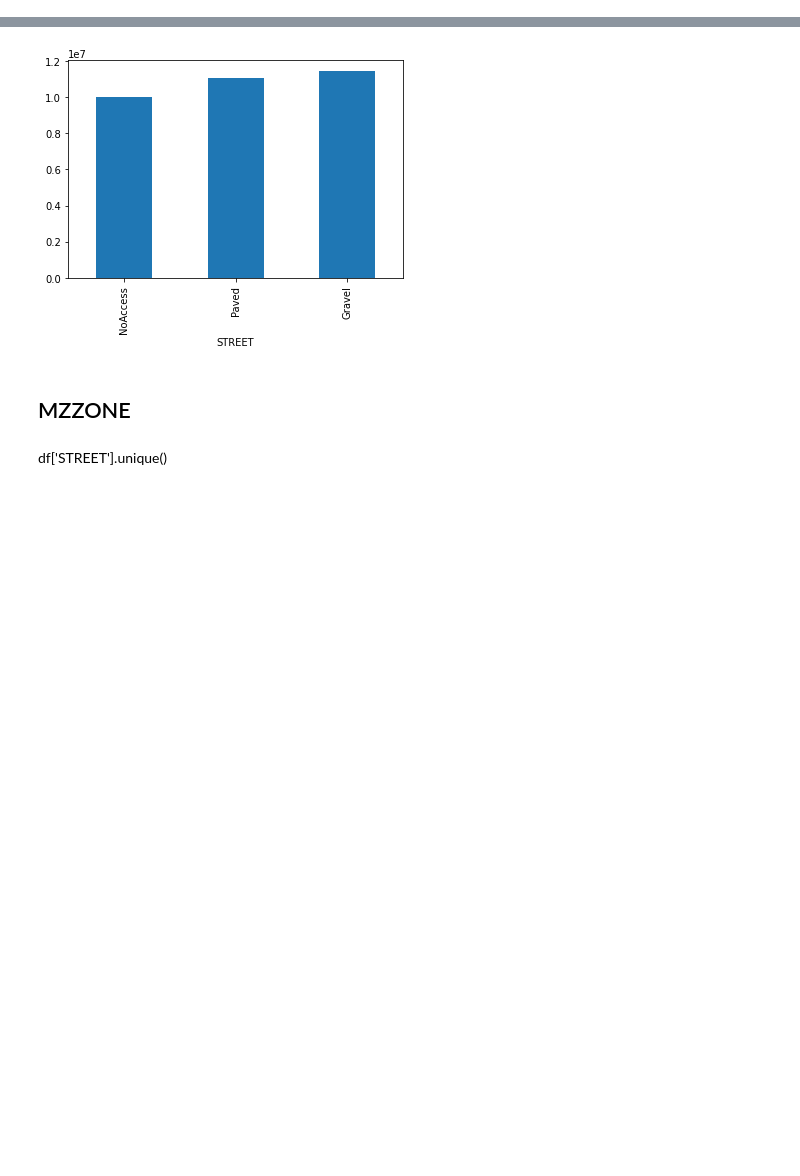
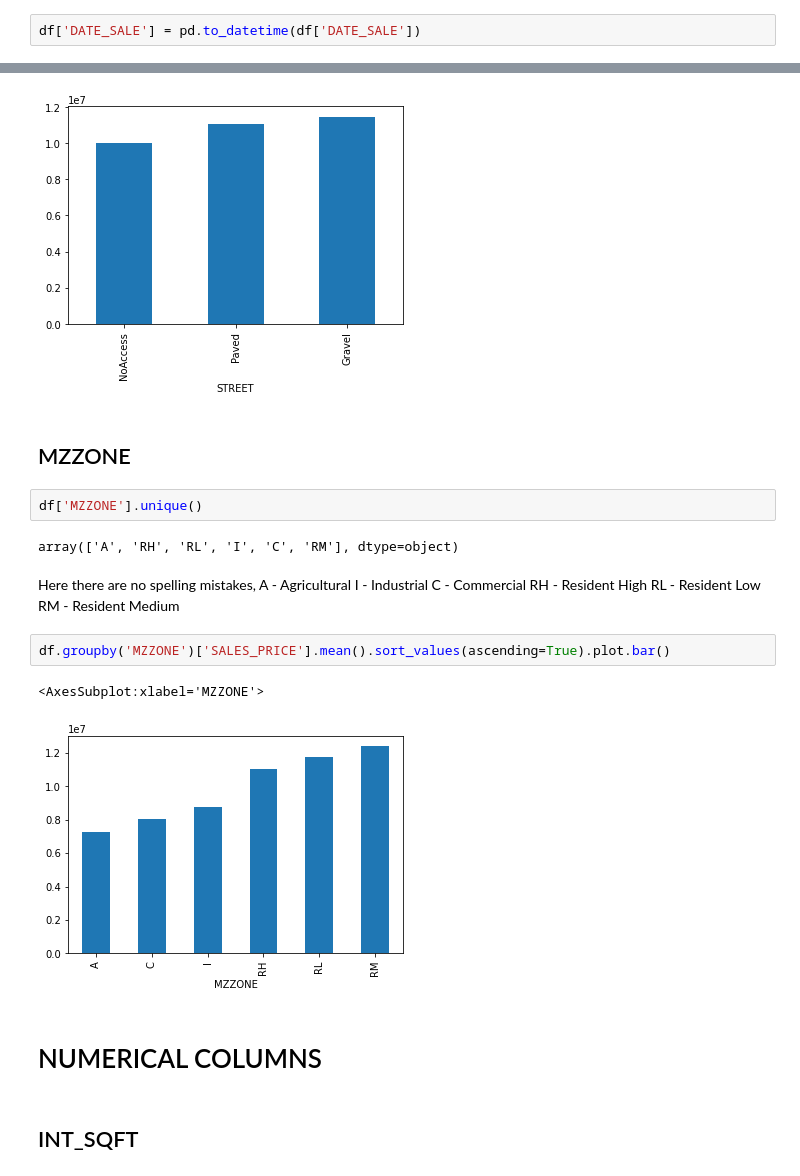
Before and after one commit to Harish-aditya/House-price-prediction, a Jupyter notebook: House price prediction.ipynb, the cells around one changed output, grey strips where cells are left out. Cells and saved outputs as stored; diff of their text form; blank space fills up the shorter version.

```diff
--- a/House price prediction.ipynb
+++ b/House price prediction.ipynb
@@ -150,3 +152,5 @@ Index(['AREA', 'INT_SQFT', 'DATE_SALE', 'DIST_MAINROAD', 'N_BEDROOM',
 ## DATE_SALE
 # %% [markdown]
 Converting 'DATE_SALE' to Datetime format for later usage.
+# %%
+df['DATE_SALE'] = pd.to_datetime(df['DATE_SALE'])
@@ -258,5 +270,24 @@ df.groupby('STREET')['SALES_PRICE'].mean().sort_values(ascending=True).plot.bar(
 [figure]
 # %% [markdown]
 ## MZZONE
-# %% [markdown]
-df['STREET'].unique()
+# %%
+df['MZZONE'].unique()
+# %% [output]
+array(['A', 'RH', 'RL', 'I', 'C', 'RM'], dtype=object)
+# %% [markdown]
+Here there are no spelling mistakes,
+A - Agricultural
+I - Industrial
+C - Commercial
+RH - Resident High
+RL - Resident Low
+RM - Resident Medium
+# %%
+df.groupby('MZZONE')['SALES_PRICE'].mean().sort_values(ascending=True).plot.bar()
+# %% [output]
+<AxesSubplot:xlabel='MZZONE'>
+[figure, added]
+# %% [markdown]
+# NUMERICAL COLUMNS
+# %% [markdown]
+## INT_SQFT
```
Also changed, not shown: parts of 21 cells of this notebook.
